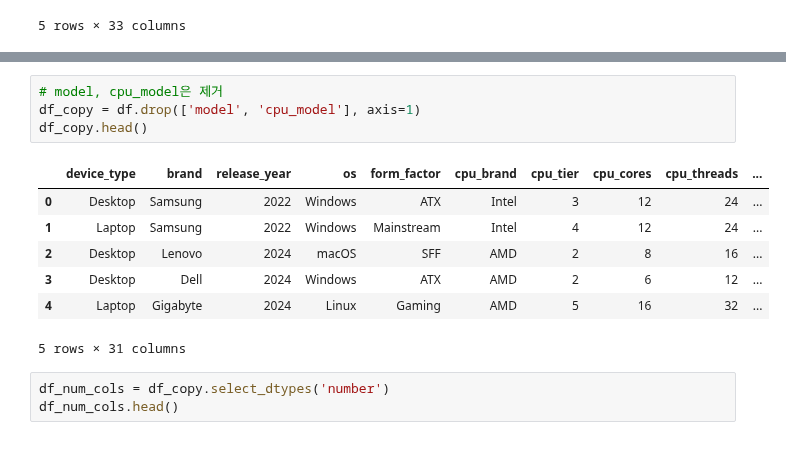
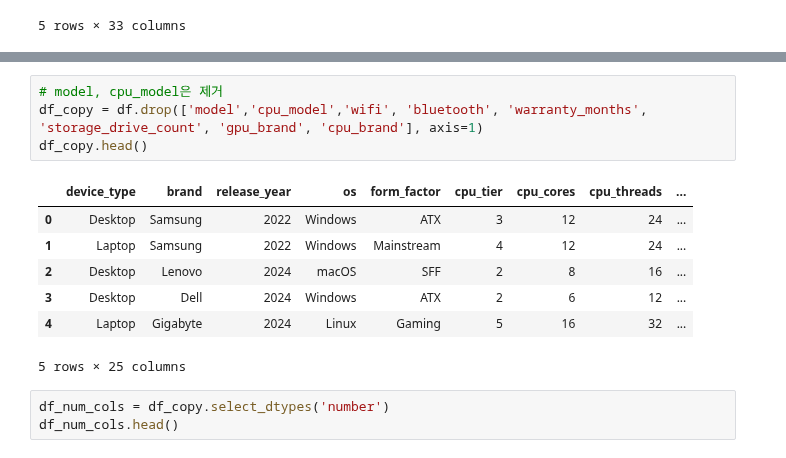
Before and after one commit to icesnake72/aice, a Jupyter notebook: ex01.ipynb, the cells around one changed output, grey strips where cells are left out. Cells and saved outputs as stored; diff of their text form.

```diff
--- a/ex01.ipynb
+++ b/ex01.ipynb
@@ -64,16 +64,16 @@ price                  0
 dtype: int64
 # %%
 # model, cpu_model은 제거
-df_copy = df.drop(['model', 'cpu_model'], axis=1)
+df_copy = df.drop(['model','cpu_model','wifi', 'bluetooth', 'warranty_months', 'storage_drive_count', 'gpu_brand', 'cpu_brand'], axis=1)
 df_copy.head()
 # %% [output]
-|  | device_type | brand | release_year | os | form_factor | cpu_brand | cpu_tier | cpu_cores | cpu_threads | ... |
-| 0 | Desktop | Samsung | 2022 | Windows | ATX | Intel | 3 | 12 | 24 | ... |
-| 1 | Laptop | Samsung | 2022 | Windows | Mainstream | Intel | 4 | 12 | 24 | ... |
-| 2 | Desktop | Lenovo | 2024 | macOS | SFF | AMD | 2 | 8 | 16 | ... |
-| 3 | Desktop | Dell | 2024 | Windows | ATX | AMD | 2 | 6 | 12 | ... |
-| 4 | Laptop | Gigabyte | 2024 | Linux | Gaming | AMD | 5 | 16 | 32 | ... |
+|  | device_type | brand | release_year | os | form_factor | cpu_tier | cpu_cores | cpu_threads | ... |
+| 0 | Desktop | Samsung | 2022 | Windows | ATX | 3 | 12 | 24 | ... |
+| 1 | Laptop | Samsung | 2022 | Windows | Mainstream | 4 | 12 | 24 | ... |
+| 2 | Desktop | Lenovo | 2024 | macOS | SFF | 2 | 8 | 16 | ... |
+| 3 | Desktop | Dell | 2024 | Windows | ATX | 2 | 6 | 12 | ... |
+| 4 | Laptop | Gigabyte | 2024 | Linux | Gaming | 5 | 16 | 32 | ... |
-5 rows × 31 columns
+5 rows × 25 columns
 # %%
 df_num_cols = df_copy.select_dtypes('number')
 df_num_cols.head()
```
Also changed, not shown: parts of 16 cells of this notebook, 2 other files.
